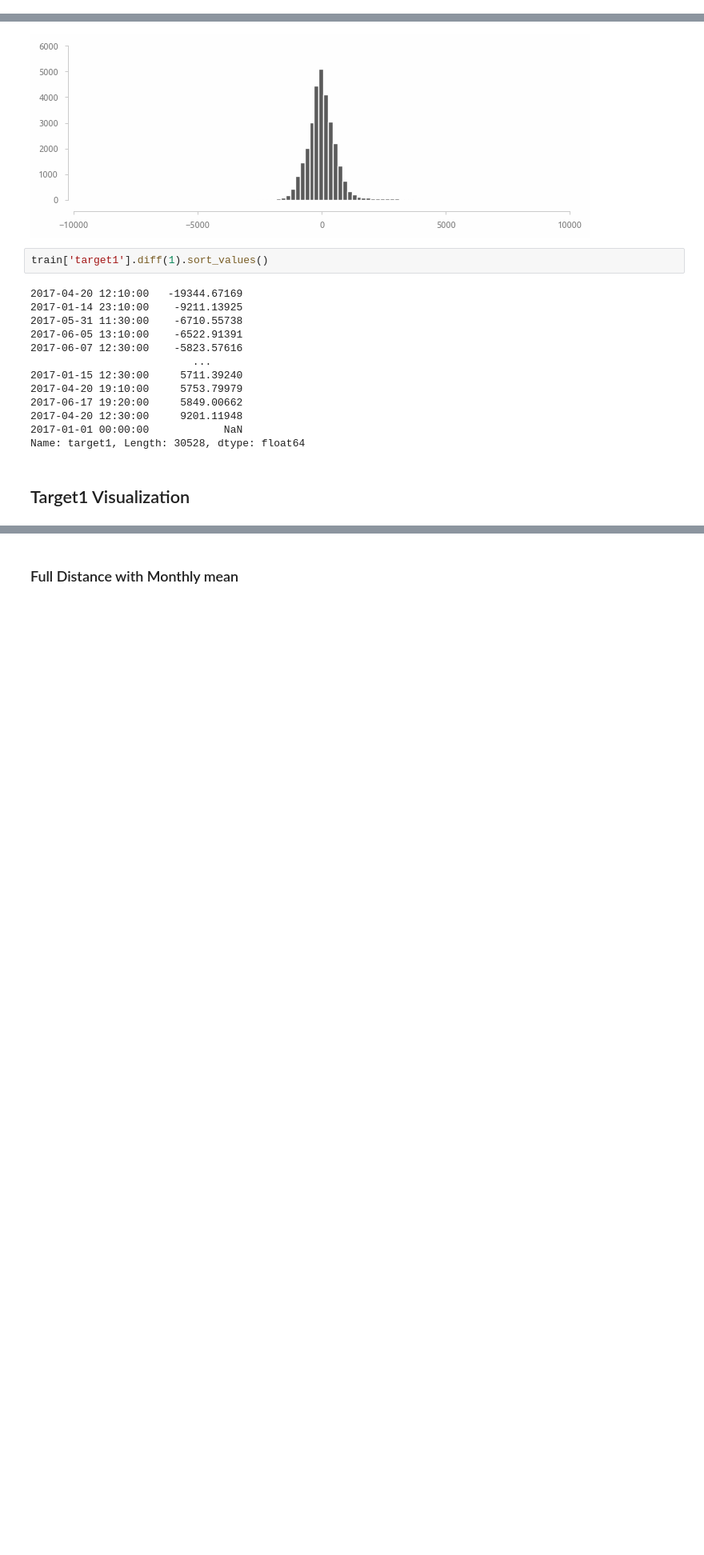
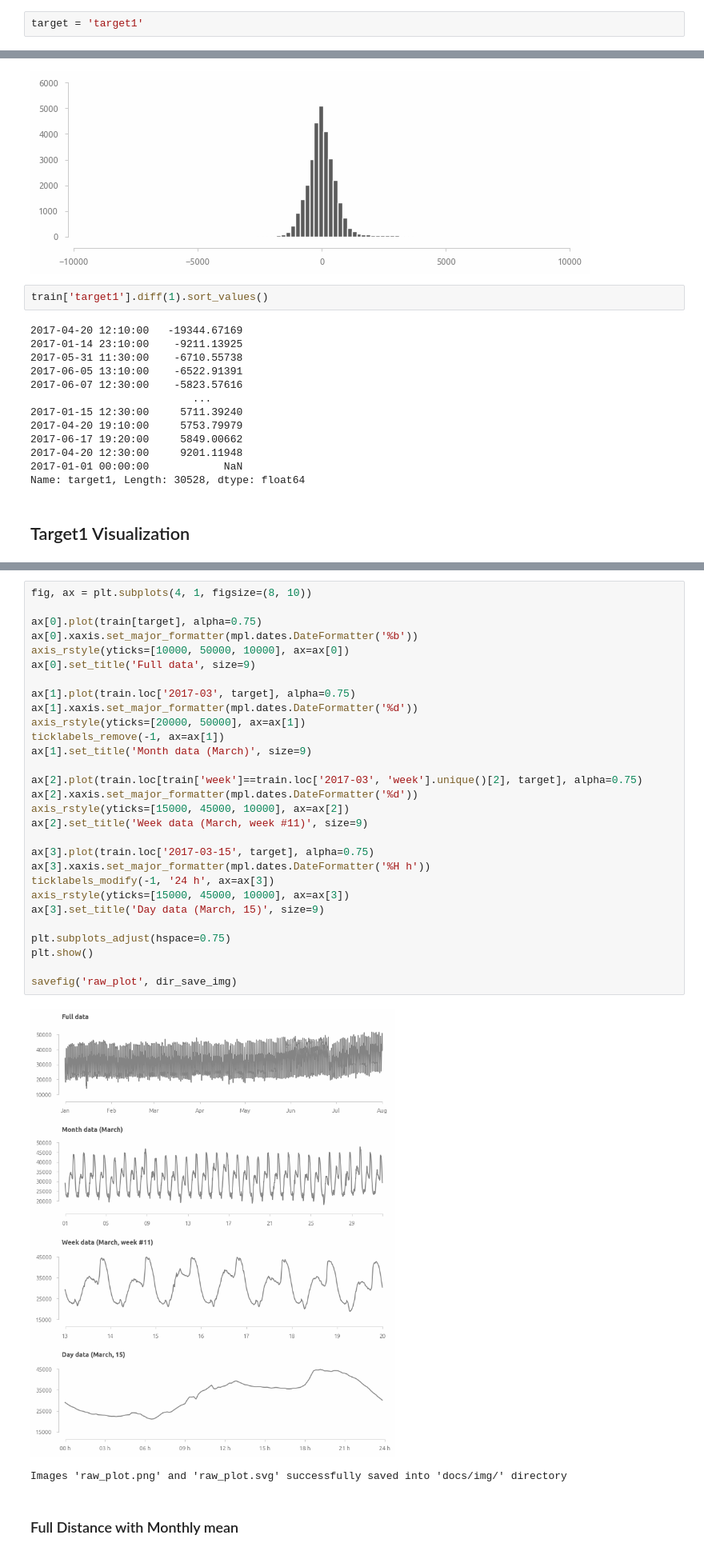
Before and after one commit to a-chasovsky/electric-power-consumption, a Jupyter notebook: 01-explore.ipynb, the cells around one changed output, grey strips where cells are left out. Shown at 80% size. Drawn from its saved outputs; the diff is of its cells as text; blank space fills up the shorter version.

```diff
--- a/01-explore.ipynb
+++ b/01-explore.ipynb
@@ -167,6 +167,8 @@ f = plot_gridplot(
 [figure]
 # %% [markdown]
 ### Variables lists
+# %%
+target = 'target1'
 # %%
 features = [
     'temperature', 'humidity', 'windspeed',
@@ -355,3 +359,35 @@ Name: target1, Length: 30528, dtype: float64
+# %%
+fig, ax = plt.subplots(4, 1, figsize=(8, 10))
+
+ax[0].plot(train[target], alpha=0.75)
+ax[0].xaxis.set_major_formatter(mpl.dates.DateFormatter('%b'))
+axis_rstyle(yticks=[10000, 50000, 10000], ax=ax[0])
+ax[0].set_title('Full data', size=9)
+
+ax[1].plot(train.loc['2017-03', target], alpha=0.75)
+ax[1].xaxis.set_major_formatter(mpl.dates.DateFormatter('%d'))
+axis_rstyle(yticks=[20000, 50000], ax=ax[1])
+ticklabels_remove(-1, ax=ax[1])
+ax[1].set_title('Month data (March)', size=9)
+
+ax[2].plot(train.loc[train['week']==train.loc['2017-03', 'week'].unique()[2], target], alpha=0.75)
+ax[2].xaxis.set_major_formatter(mpl.dates.DateFormatter('%d'))
+axis_rstyle(yticks=[15000, 45000, 10000], ax=ax[2])
+ax[2].set_title('Week data (March, week #11)', size=9)
+
+ax[3].plot(train.loc['2017-03-15', target], alpha=0.75)
+ax[3].xaxis.set_major_formatter(mpl.dates.DateFormatter('%H h'))
+ticklabels_modify(-1, '24 h', ax=ax[3])
+axis_rstyle(yticks=[15000, 45000, 10000], ax=ax[3])
+ax[3].set_title('Day data (March, 15)', size=9)
+
+plt.subplots_adjust(hspace=0.75)
+plt.show()
+
+savefig('raw_plot', dir_save_img)
+# %% [output]
+[figure, added]
+Images 'raw_plot.png' and 'raw_plot.svg' successfully saved into 'docs/img/' directory
 # %% [markdown]
 ### Full Distance with Monthly mean
 # %%
```
Also changed, not shown: parts of 1 cell of this notebook, 5 other files.
